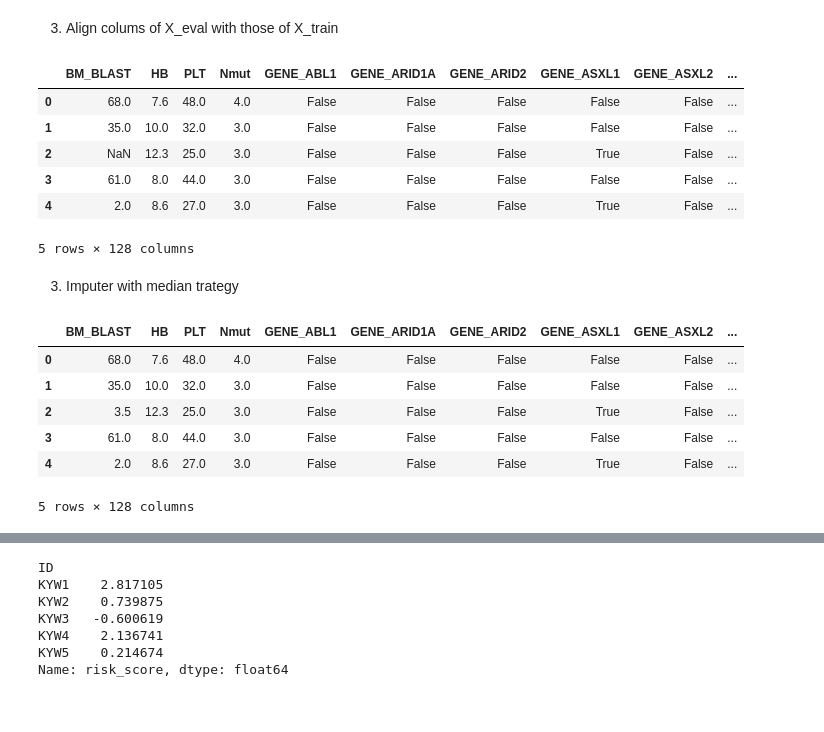
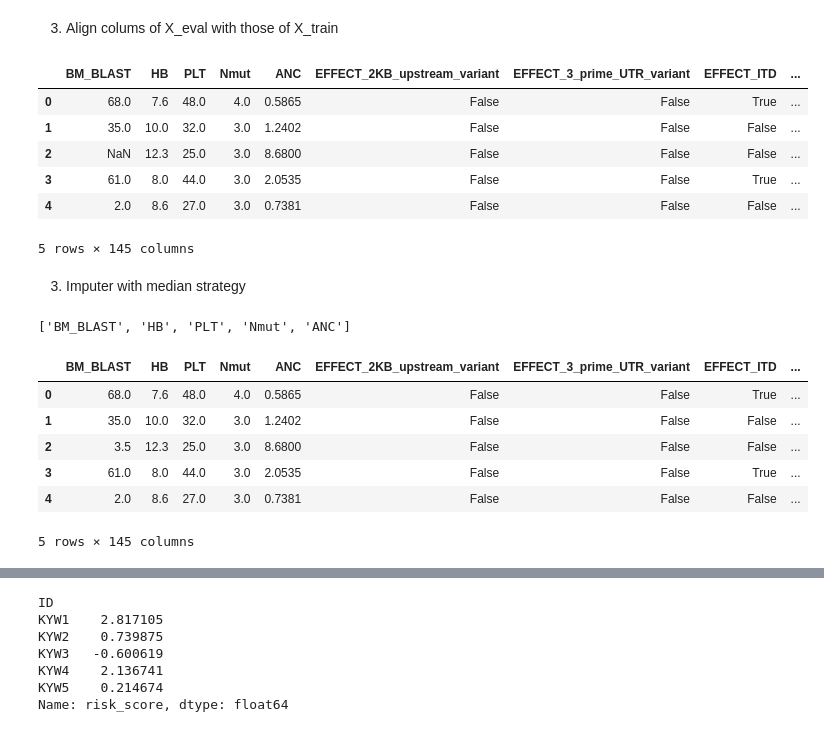
Before and after one commit to carlmonnaert/QRT-Challenge-Data-2025, a Jupyter notebook: cox_ridge.ipynb, the cells around one changed output, grey strips where cells are left out. Saved outputs shown, nothing was run; the diff lists cells and outputs as text; code cells hidden in the pictures.

Commit message:
cox_ridge effects + genes + features

```diff
--- a/cox_ridge.ipynb
+++ b/cox_ridge.ipynb
@@ -71,13 +71,18 @@ df_2 = df.merge(tmp, on='ID', how='left').fillna({'Nmut': 0})
 # %%
 # One-hot encode the 'GENE' column
 one_hot_encoded_genes = pd.get_dummies(maf_df['GENE'], prefix='GENE')
+one_hot_encoded_effects = pd.get_dummies(maf_df['EFFECT'], prefix='EFFECT')
 
 # Add the one-hot encoded columns to the original DataFrame
-maf_df_one_hot = pd.concat([maf_df[['ID']], one_hot_encoded_genes], axis=1)
+maf_df_one_hot_genes = pd.concat([maf_df[['ID']], one_hot_encoded_genes], axis=1)
+maf_df_one_hot_effects = pd.concat([maf_df[['ID']], one_hot_encoded_effects], axis=1)
 
 # Group by 'ID' and aggregate using max to ensure one entry per ID
-maf_df_one_hot_grouped = maf_df_one_hot.groupby('ID').max().reset_index()
+maf_df_one_hot_genes = maf_df_one_hot_genes.groupby('ID').max().reset_index()
+maf_df_one_hot_effects = maf_df_one_hot_effects.groupby('ID').max().reset_index()
 
+# Merge the one-hot encoded DataFrames
+maf_df_one_hot_grouped = maf_df_one_hot_genes.merge(maf_df_one_hot_effects, on='ID', how='outer').fillna(0)
 maf_df_one_hot_grouped.head()
 # %% [output]
 |  | ID | GENE_ABL1 | GENE_ARID1A | GENE_ARID2 | GENE_ASXL1 | GENE_ASXL2 | GENE_ATRX | GENE_BAP1 | GENE_BCL10 | ... |
@@ -92,17 +99,22 @@ maf_df_one_hot_grouped.head()
 # %%
 # Select features and target columns
-features = ['BM_BLAST', 'HB', 'PLT', 'Nmut']
-one_hot_features = list(maf_df_one_hot_grouped.columns[1:])
+features = ['BM_BLAST', 'HB', 'PLT', 'Nmut', 'ANC']
+one_hot_features_genes = list(maf_df_one_hot_genes.columns[1:])
+one_hot_features_effects = list(maf_df_one_hot_effects.columns[1:])
+
+# Final feature list
+total_features = features + one_hot_features_effects + one_hot_features_genes
+
 target = ['OS_YEARS', 'OS_STATUS']
 
 # Merge on ID to ensure same row order
-merged = df_2[['ID'] + features].merge(target_df[['ID'] + target], on='ID', how='left')
+merged = df_2[['ID','CENTER'] + features].merge(target_df[['ID'] + target], on='ID', how='left')
 merged = merged.merge(maf_df_one_hot_grouped, on='ID', how='left')  # Merge one-hot encoded genes
 
 # Remove rows with missing feature values
 merged = merged.dropna()
 
 # Build feature matrix and survival target
-X = merged[features+one_hot_features]
+X = merged[total_features]
 y = Surv.from_dataframe('OS_STATUS', 'OS_YEARS', merged[target])
 # %% [markdown]
@@ -151,12 +178,15 @@ df_eval2 = df_eval.merge(tmp_eval, on='ID', how='left').fillna({'Nmut': 0})
 # %%
-# One-hot encode the 'GENE' column
+# One-hot encode the 'GENE' and 'EFFECT' column
 one_hot_encoded_genes_eval = pd.get_dummies(maf_eval['GENE'], prefix='GENE')
+one_hot_encoded_effects_eval = pd.get_dummies(maf_eval['EFFECT'], prefix='EFFECT')
 
 # Add the one-hot encoded columns to the original DataFrame
-maf_eval_one_hot = pd.concat([maf_eval[['ID']], one_hot_encoded_genes_eval], axis=1)
+maf_eval_one_hot_genes = pd.concat([maf_eval[['ID']], one_hot_encoded_genes_eval], axis=1)
+maf_eval_one_hot_effects = pd.concat([maf_eval[['ID']], one_hot_encoded_effects_eval], axis=1)
 
 # Group by 'ID' and aggregate using max to ensure one entry per ID
-maf_eval_one_hot_grouped = maf_eval_one_hot.groupby('ID').max().reset_index()
+maf_eval_one_hot_grouped = maf_eval_one_hot_genes.merge(maf_eval_one_hot_effects, on='ID', how='outer').fillna(0)
+maf_eval_one_hot_grouped = maf_eval_one_hot_grouped.groupby('ID').max().reset_index()
 
 maf_eval_one_hot_grouped.head()
 # %% [output]
@@ -170,40 +200,42 @@ maf_eval_one_hot_grouped.head()
 # %% [markdown]
 3. Align colums of X_eval with those of X_train
 # %%
-X_eval = df_eval2[['ID','BM_BLAST', 'HB', 'PLT', 'Nmut']].merge(maf_eval_one_hot_grouped, on='ID', how='left')
+X_eval = df_eval2[['ID'] + features].merge(maf_eval_one_hot_grouped, on='ID', how='left')
 X_eval = X_eval.drop(columns=['ID'])
 
 # Ensure X is a pandas DataFrame before accessing its columns
 if not isinstance(X, pd.DataFrame):
-	X = pd.DataFrame(X, columns=features+one_hot_features)
+	X = pd.DataFrame(X, columns=total_features)
 
 X_eval = X_eval.reindex(columns=X.columns, fill_value=False)
-X_eval = X_eval.drop(columns=[col for col in X_eval.columns if col not in features+one_hot_features])
+X_eval = X_eval.drop(columns=[col for col in X_eval.columns if col not in total_features])
 X_eval.head()
 # %% [output]
-|  | BM_BLAST | HB | PLT | Nmut | GENE_ABL1 | GENE_ARID1A | GENE_ARID2 | GENE_ASXL1 | GENE_ASXL2 | ... |
-| 0 | 68.0 | 7.6 | 48.0 | 4.0 | False | False | False | False | False | ... |
-| 1 | 35.0 | 10.0 | 32.0 | 3.0 | False | False | False | False | False | ... |
-| 2 | NaN | 12.3 | 25.0 | 3.0 | False | False | False | True | False | ... |
-| 3 | 61.0 | 8.0 | 44.0 | 3.0 | False | False | False | False | False | ... |
-| 4 | 2.0 | 8.6 | 27.0 | 3.0 | False | False | False | True | False | ... |
+|  | BM_BLAST | HB | PLT | Nmut | ANC | EFFECT_2KB_upstream_variant | EFFECT_3_prime_UTR_variant | EFFECT_ITD | ... |
+| 0 | 68.0 | 7.6 | 48.0 | 4.0 | 0.5865 | False | False | True | ... |
+| 1 | 35.0 | 10.0 | 32.0 | 3.0 | 1.2402 | False | False | False | ... |
+| 2 | NaN | 12.3 | 25.0 | 3.0 | 8.6800 | False | False | False | ... |
+| 3 | 61.0 | 8.0 | 44.0 | 3.0 | 2.0535 | False | False | True | ... |
+| 4 | 2.0 | 8.6 | 27.0 | 3.0 | 0.7381 | False | False | False | ... |
-5 rows × 128 columns
+5 rows × 145 columns
 # %% [markdown]
-3. Imputer with median trategy
+3. Imputer with median strategy
 # %%
 imputer = SimpleImputer(strategy='median')
-X_train[['BM_BLAST', 'HB', 'PLT', 'Nmut']] = imputer.fit_transform(X_train[['BM_BLAST', 'HB', 'PLT', 'Nmut']])
-X_eval[['BM_BLAST', 'HB', 'PLT', 'Nmut']] = imputer.transform(X_eval[['BM_BLAST', 'HB', 'PLT', 'Nmut']])
+print(features)
+X_train[features] = imputer.fit_transform(X_train[features])
+X_eval[features] = imputer.transform(X_eval[features])
 X_eval = X_eval.fillna(False)
 X_eval.head()
 # %% [output]
+['BM_BLAST', 'HB', 'PLT', 'Nmut', 'ANC']
-|  | BM_BLAST | HB | PLT | Nmut | GENE_ABL1 | GENE_ARID1A | GENE_ARID2 | GENE_ASXL1 | GENE_ASXL2 | ... |
-| 0 | 68.0 | 7.6 | 48.0 | 4.0 | False | False | False | False | False | ... |
-| 1 | 35.0 | 10.0 | 32.0 | 3.0 | False | False | False | False | False | ... |
-| 2 | 3.5 | 12.3 | 25.0 | 3.0 | False | False | False | True | False | ... |
-| 3 | 61.0 | 8.0 | 44.0 | 3.0 | False | False | False | False | False | ... |
-| 4 | 2.0 | 8.6 | 27.0 | 3.0 | False | False | False | True | False | ... |
+|  | BM_BLAST | HB | PLT | Nmut | ANC | EFFECT_2KB_upstream_variant | EFFECT_3_prime_UTR_variant | EFFECT_ITD | ... |
+| 0 | 68.0 | 7.6 | 48.0 | 4.0 | 0.5865 | False | False | True | ... |
+| 1 | 35.0 | 10.0 | 32.0 | 3.0 | 1.2402 | False | False | False | ... |
+| 2 | 3.5 | 12.3 | 25.0 | 3.0 | 8.6800 | False | False | False | ... |
+| 3 | 61.0 | 8.0 | 44.0 | 3.0 | 2.0535 | False | False | True | ... |
+| 4 | 2.0 | 8.6 | 27.0 | 3.0 | 0.7381 | False | False | False | ... |
-5 rows × 128 columns
+5 rows × 145 columns
 # %%
 prediction_on_test_set = cox.predict(X_eval)
 prediction_on_test_set
```
Also changed, not shown: parts of 13 cells of this notebook, 1 other file.
